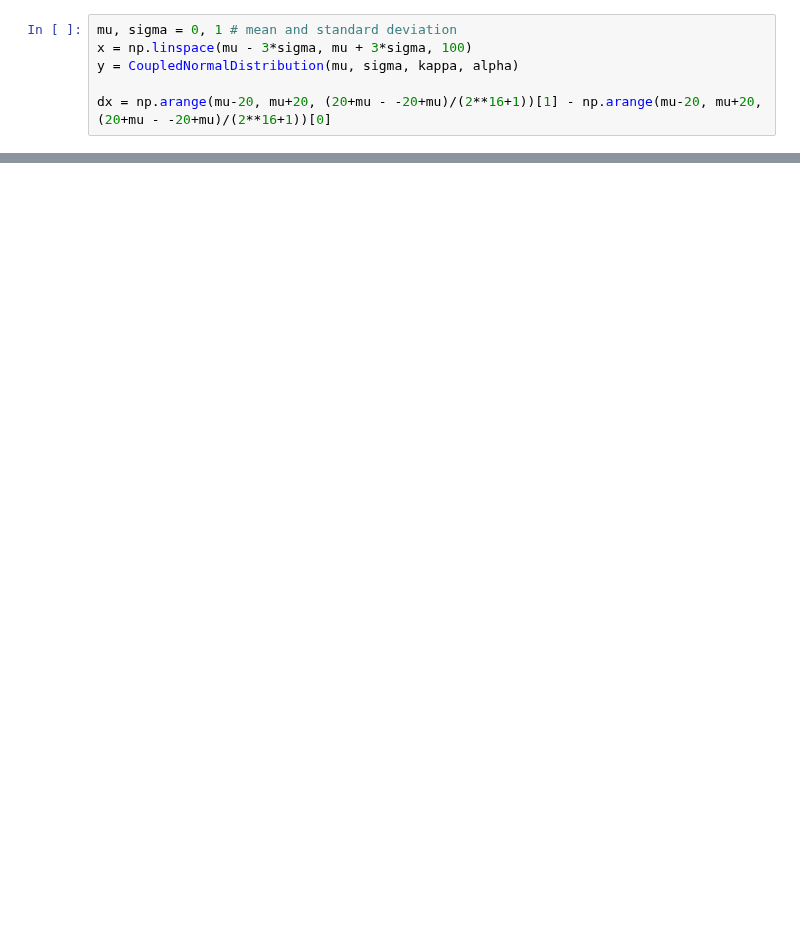
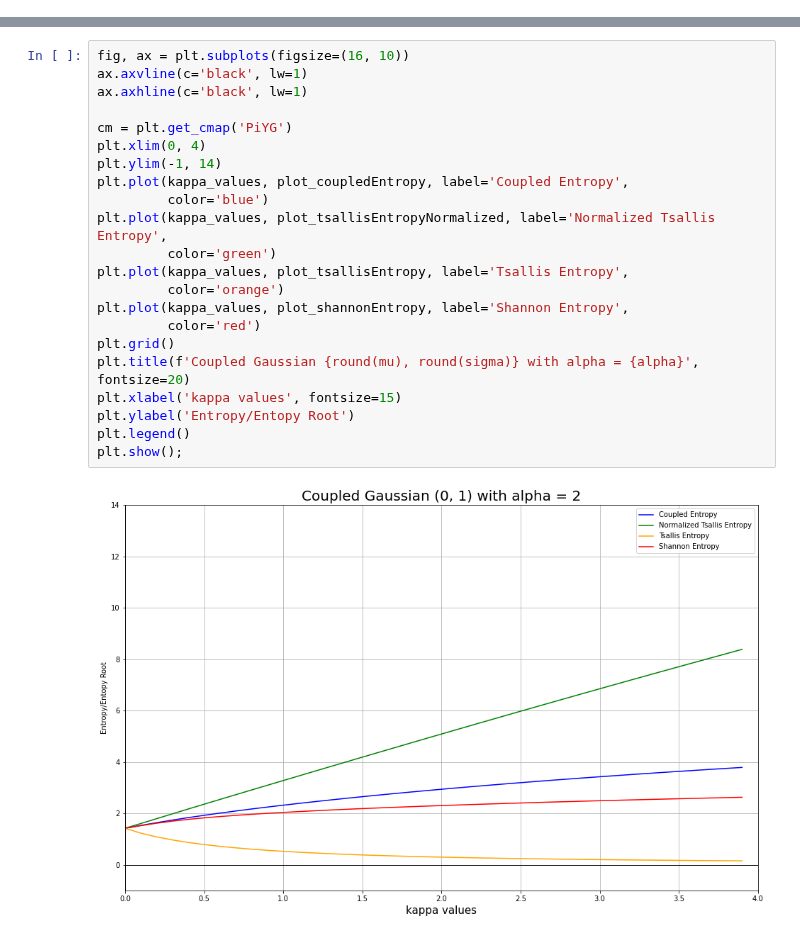
Before and after one commit to Photrek/Nonlinear-Statistical-Coupling, a Jupyter notebook: workspace/john/CrossEntropy-Entropy-DivergenceV2.ipynb, the cells around one changed output, grey strips where cells are left out. Drawn from its saved outputs; the diff is of its cells as text; blank space fills up the shorter version.

```diff
--- a/workspace/john/CrossEntropy-Entropy-DivergenceV2.ipynb
+++ b/workspace/john/CrossEntropy-Entropy-DivergenceV2.ipynb
@@ -151,6 +125,0 @@ def CoupledNormalDistribution(mean, sigma, kappa, alpha):
-# %%
-mu, sigma = 0, 1 # mean and standard deviation
-x = np.linspace(mu - 3*sigma, mu + 3*sigma, 100)
-y = CoupledNormalDistribution(mu, sigma, kappa, alpha)
-
-dx = np.arange(mu-20, mu+20, (20+mu - -20+mu)/(2**16+1))[1] - np.arange(mu-20, mu+20, (20+mu - -20+mu)/(2**16+1))[0]
@@ -206,0 +179,24 @@ plt.show();
+# %%
+fig, ax = plt.subplots(figsize=(16, 10))
+ax.axvline(c='black', lw=1)
+ax.axhline(c='black', lw=1)
+
+cm = plt.get_cmap('PiYG')
+plt.xlim(0, 4)
+plt.ylim(-1, 14)
+plt.plot(kappa_values, plot_coupledEntropy, label='Coupled Entropy',
+         color='blue')
+plt.plot(kappa_values, plot_tsallisEntropyNormalized, label='Normalized Tsallis Entropy',
+         color='green')
+plt.plot(kappa_values, plot_tsallisEntropy, label='Tsallis Entropy',
+         color='orange')
+plt.plot(kappa_values, plot_shannonEntropy, label='Shannon Entropy',
+         color='red')
+plt.grid()
+plt.title(f'Coupled Gaussian {round(mu), round(sigma)} with alpha = {alpha}', fontsize=20)
+plt.xlabel('kappa values', fontsize=15)
+plt.ylabel('Entropy/Entopy Root')
+plt.legend()
+plt.show();
+# %% [output]
+[figure, added]
```
Also changed, not shown: parts of 27 cells of this notebook, 1 other file.
